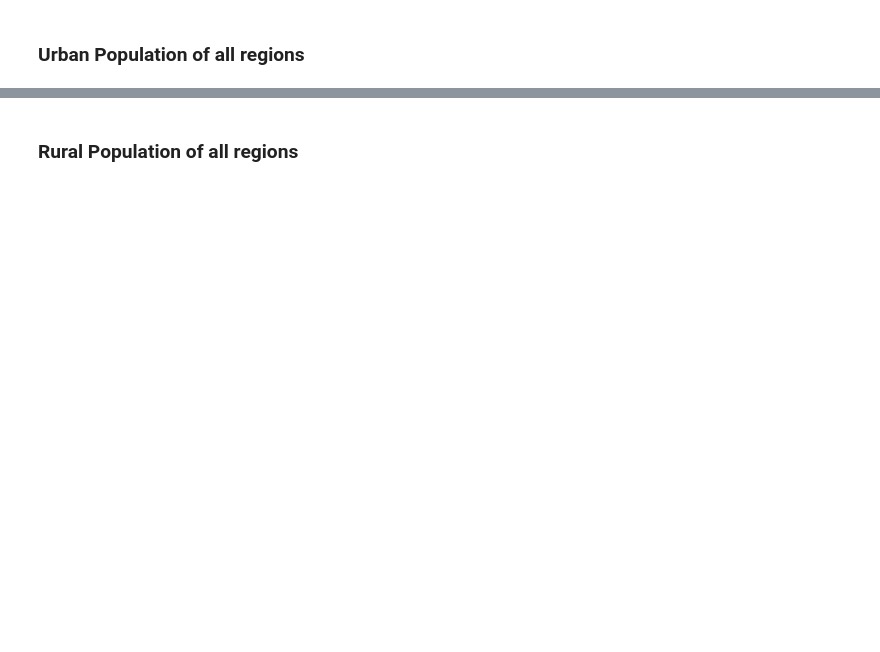
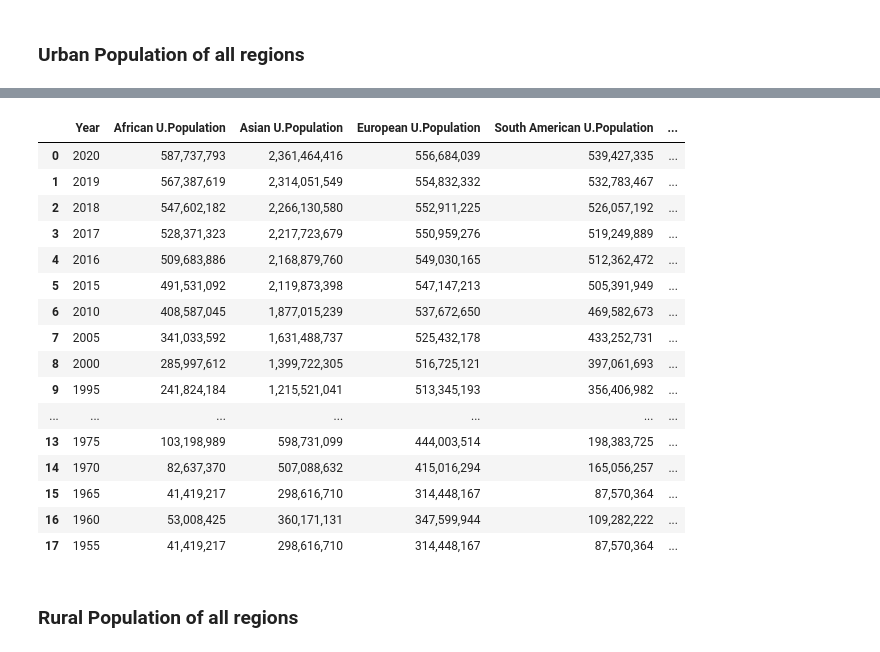
Before and after one commit to amal209/Back-end, a Jupyter notebook: etl.ipynb, the cells around one changed output, grey strips where cells are left out. Cells and saved outputs as stored; diff of their text form; code cells hidden in the pictures; blank space fills up the shorter version.

```diff
--- a/etl.ipynb
+++ b/etl.ipynb
@@ -210,3 +261,24 @@ urban_population.head()
+# %%
+urban_population = urban_population.iloc[:18,:]
+urban_population
+# %% [output]
+|  | Year | African U.Population | Asian U.Population | European U.Population | South American U.Population | ... |
+| 0 | 2020 | 587,737,793 | 2,361,464,416 | 556,684,039 | 539,427,335 | ... |
+| 1 | 2019 | 567,387,619 | 2,314,051,549 | 554,832,332 | 532,783,467 | ... |
+| 2 | 2018 | 547,602,182 | 2,266,130,580 | 552,911,225 | 526,057,192 | ... |
+| 3 | 2017 | 528,371,323 | 2,217,723,679 | 550,959,276 | 519,249,889 | ... |
+| 4 | 2016 | 509,683,886 | 2,168,879,760 | 549,030,165 | 512,362,472 | ... |
+| 5 | 2015 | 491,531,092 | 2,119,873,398 | 547,147,213 | 505,391,949 | ... |
+| 6 | 2010 | 408,587,045 | 1,877,015,239 | 537,672,650 | 469,582,673 | ... |
+| 7 | 2005 | 341,033,592 | 1,631,488,737 | 525,432,178 | 433,252,731 | ... |
+| 8 | 2000 | 285,997,612 | 1,399,722,305 | 516,725,121 | 397,061,693 | ... |
+| 9 | 1995 | 241,824,184 | 1,215,521,041 | 513,345,193 | 356,406,982 | ... |
+| ... | ... | ... | ... | ... | ... | ... |
+| 13 | 1975 | 103,198,989 | 598,731,099 | 444,003,514 | 198,383,725 | ... |
+| 14 | 1970 | 82,637,370 | 507,088,632 | 415,016,294 | 165,056,257 | ... |
+| 15 | 1965 | 41,419,217 | 298,616,710 | 314,448,167 | 87,570,364 | ... |
+| 16 | 1960 | 53,008,425 | 360,171,131 | 347,599,944 | 109,282,222 | ... |
+| 17 | 1955 | 41,419,217 | 298,616,710 | 314,448,167 | 87,570,364 | ... |
 # %% [markdown]
 ### Rural Population of all regions
 # %%
```
Also changed, not shown: parts of 17 cells of this notebook, 3 other files.
